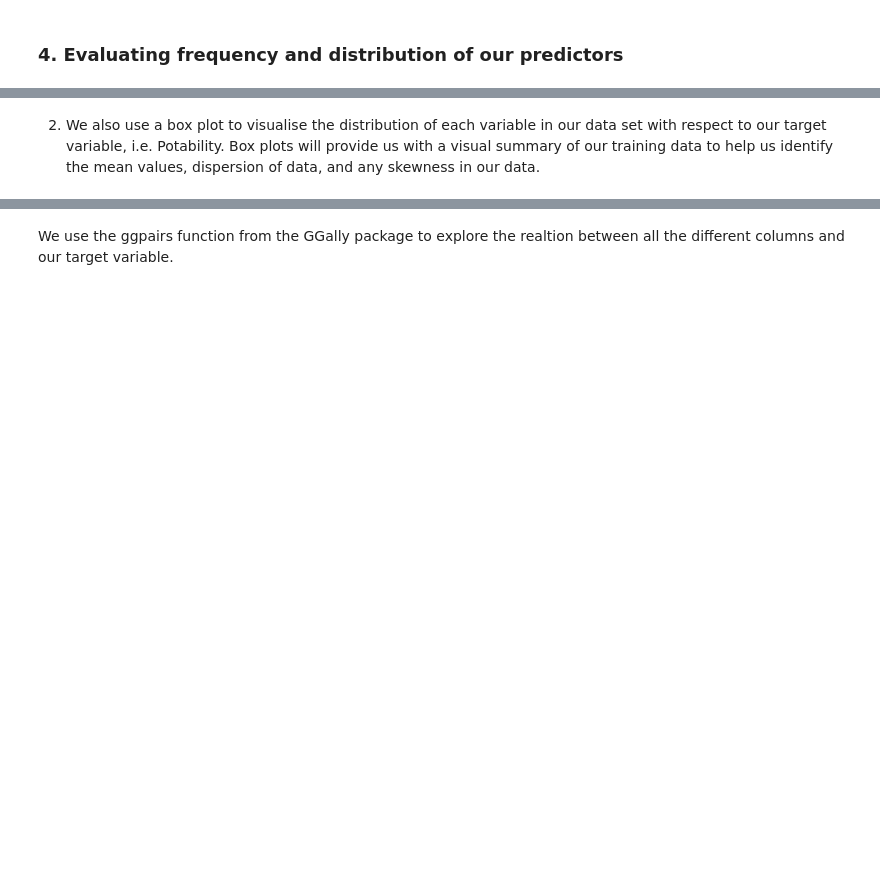
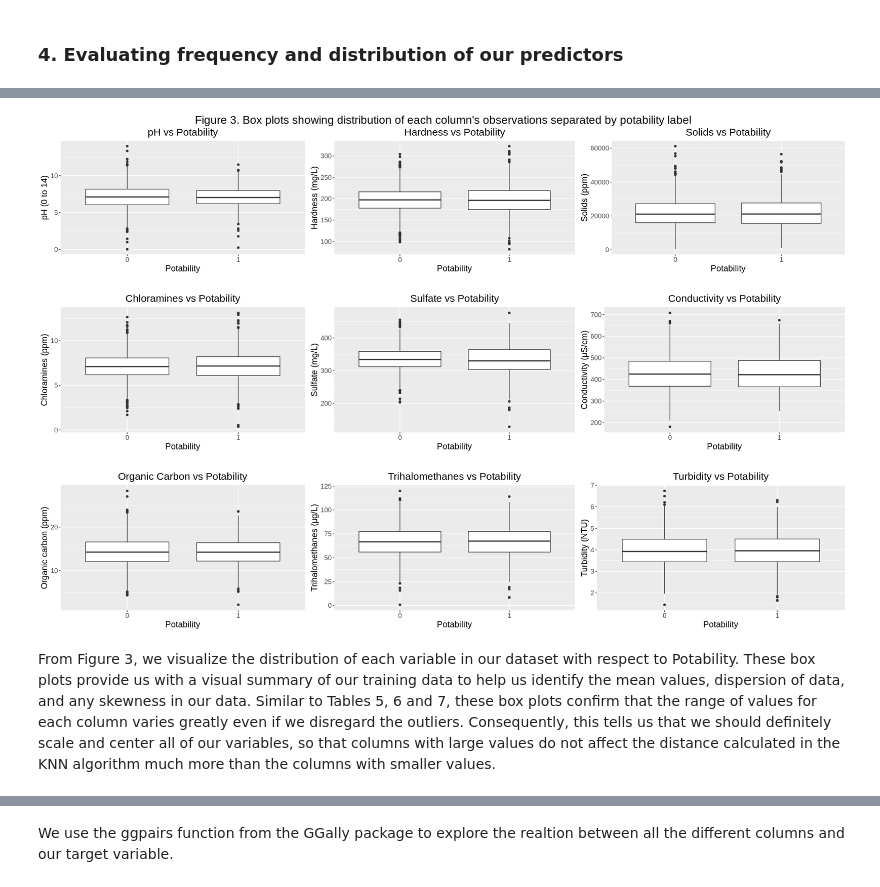
Before and after one commit to ricardoliu99/dsci100-group21, a Jupyter notebook: final_report.ipynb, the cells around one changed output, grey strips where cells are left out. Cells and saved outputs as stored; diff of their text form; code cells hidden in the pictures; blank space fills up the shorter version.

```diff
--- a/final_report.ipynb
+++ b/final_report.ipynb
@@ -238,2 +262,44 @@ Warning message:
+# %%
+options(repr.plot.width = 20, repr.plot.height = 4)
+# suppress warning messages to avoid cluttering
+options(warn=-1)
+
+# create boxplot titles
+boxplot_titles <- c("pH vs Potability", "Hardness vs Potability", "Solids vs Potability", "Chloramines vs Potability",
+                    "Sulfate vs Potability", "Conductivity vs Potability", "Organic Carbon vs Potability",
+                   "Trihalomethanes vs Potability", "Turbidity vs Potability")
+
+
+# function used to create a boxplot for given predictor vs potability with proper axes and title labels using ggplot
+create_boxplot <- function(data_train, cols, units, titles, index) {
+    boxplt <- ggplot(data_train, aes_string(x="Potability", y=cols[index])) +
+    geom_boxplot()  +
+    labs(y = units[index]) +
+    ggtitle(titles[index]) +
+    theme(plot.title = element_text(hjust = 0.5), text = element_text(size=15))
+    return(boxplt)
+}
+
+# arrange the 9 boxplots in 3x3 format using grid.arrange
+
+for (col in seq(1,9,by=3)) {
+    boxplot1 <- create_boxplot(water_train, water_cols, cols_units, boxplot_titles, col)
+    boxplot2 <- create_boxplot(water_train, water_cols, cols_units, boxplot_titles, col+1)
+    boxplot3 <- create_boxplot(water_train, water_cols, cols_units, boxplot_titles, col+2)
+    if (col == 1) {
+        grid.arrange(boxplot1, boxplot2, boxplot3, ncol=3,
+                     top=textGrob("Figure 3. Box plots showing distribution of each column's observations separated by potability label",gp=gpar(fontsize=20)) )
+    } else {
+        grid.arrange(boxplot1, boxplot2, boxplot3, ncol=3)
+    }
+
+}
+
+# enable warnings back
+options(warn=0)
+# %% [output]
+[figure, added]
+[figure, added]
+[figure, added]
 # %% [markdown]
-2. We also use a box plot to visualise the distribution of each variable in our data set with respect to our target variable, i.e. Potability. Box plots will provide us with a visual summary of our training data to help us identify the mean values, dispersion of data, and any skewness in our data.
+From Figure 3, we visualize the distribution of each variable in our dataset with respect to Potability. These box plots provide us with a visual summary of our training data to help us identify the mean values, dispersion of data, and any skewness in our data. Similar to Tables 5, 6 and 7, these box plots confirm that the range of values for each column varies greatly even if we disregard the outliers. Consequently, this tells us that we should definitely scale and center all of our variables, so that columns with large values do not affect the distance calculated in the KNN algorithm much more than the columns with smaller values.
```
Also changed, not shown: parts of 28 cells of this notebook.
